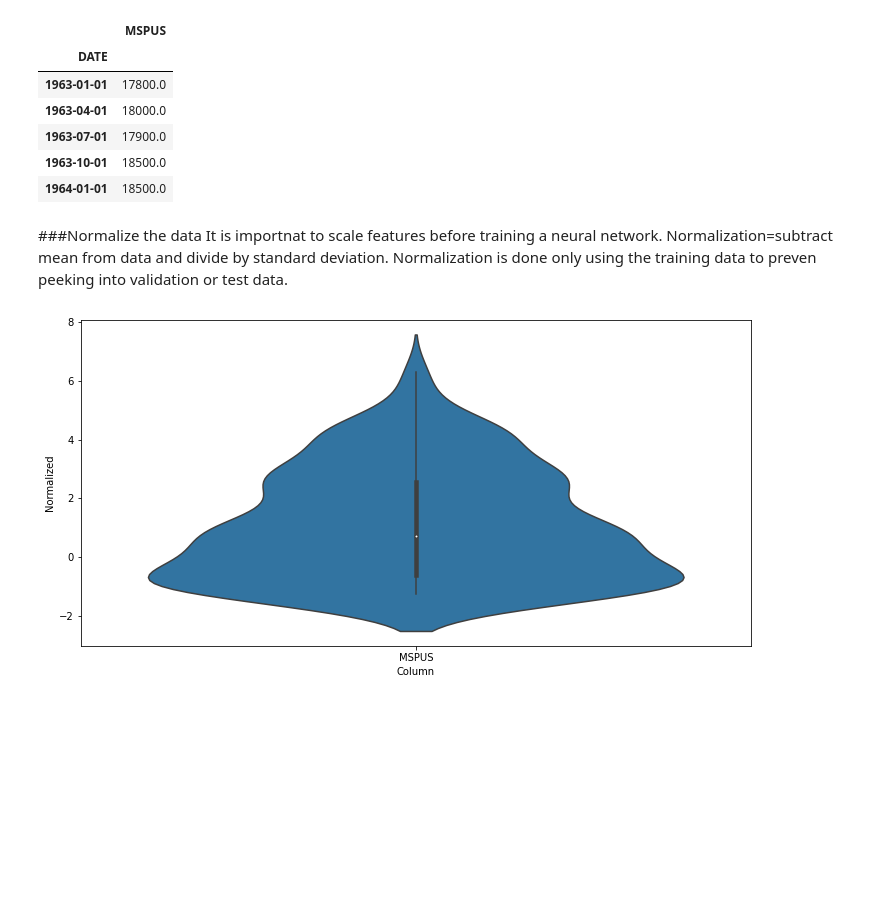
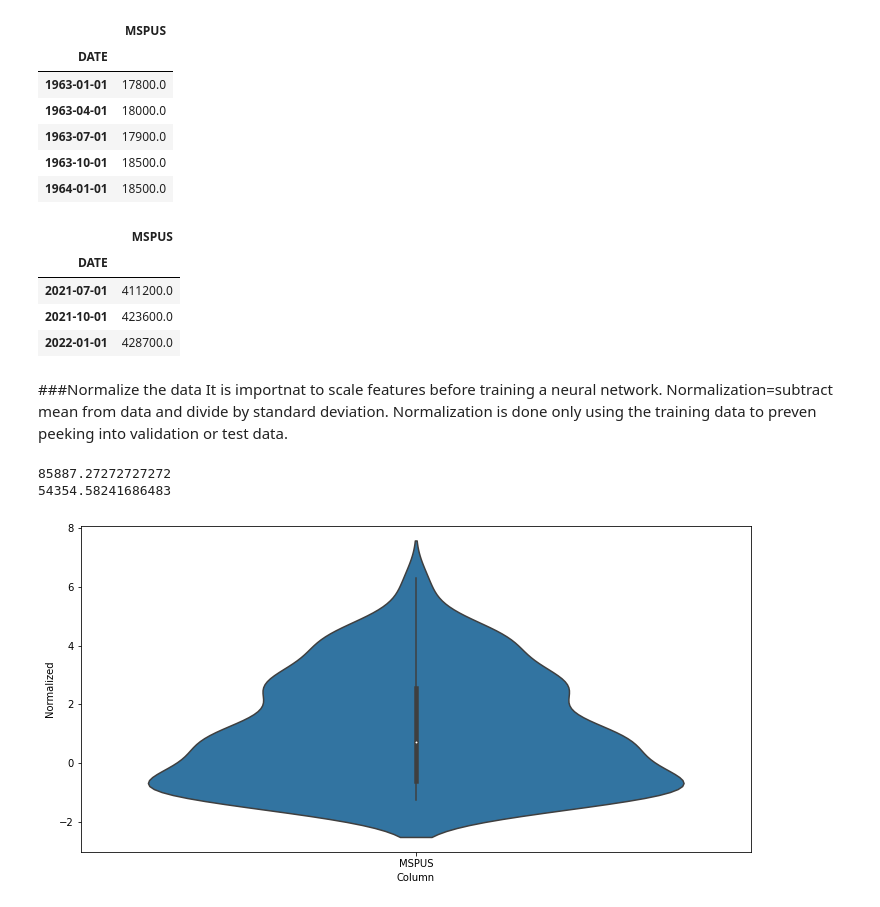
Before and after one commit to Chirag314/MedianHousePrice, a Jupyter notebook: median-house-price.ipynb, the cells around one changed output. Drawn from its saved outputs; the diff is of its cells as text; code cells hidden in the pictures; blank space fills up the shorter version.

```diff
--- a/median-house-price.ipynb
+++ b/median-house-price.ipynb
@@ -171,20 +173,33 @@ df.head()
 # %%
 n=len(df)
 train_df=df[0:int(n*0.7)]
 val_df=df[int(n*0.7):int(n*0.9)]
 test_df=df[int(n*0.9):]
 num_features=df.shape[1]
+test_df[-3:]
+# %% [output]
+|  | MSPUS |
+| DATE |  |
+| 2021-07-01 | 411200.0 |
+| 2021-10-01 | 423600.0 |
+| 2022-01-01 | 428700.0 |
 # %% [markdown]
 ###Normalize the data
 It is importnat to scale features before training a neural network. Normalization=subtract mean from data and divide by  standard deviation.
 Normalization is done only using the training data to preven peeking into validation or test data.
 # %%
-train_mean=train_df.mean()
-train_std=train_df.std()
+train_mean=train_df['MSPUS'].mean()
+train_std=train_df['MSPUS'].std()
 
 train_df=(train_df-train_mean)/train_std
 val_df=(val_df-train_mean)/train_std
 test_df=(test_df-train_mean)/train_std
+
+print(train_mean)
+print(train_std)
+# %% [output]
+85887.27272727272
+54354.58241686483
 # %%
 # Check the distribution of price feature. This code is useful even if data has more features
 df_std=(df-train_mean)/train_std
```
Also changed, not shown: parts of 18 cells of this notebook.
